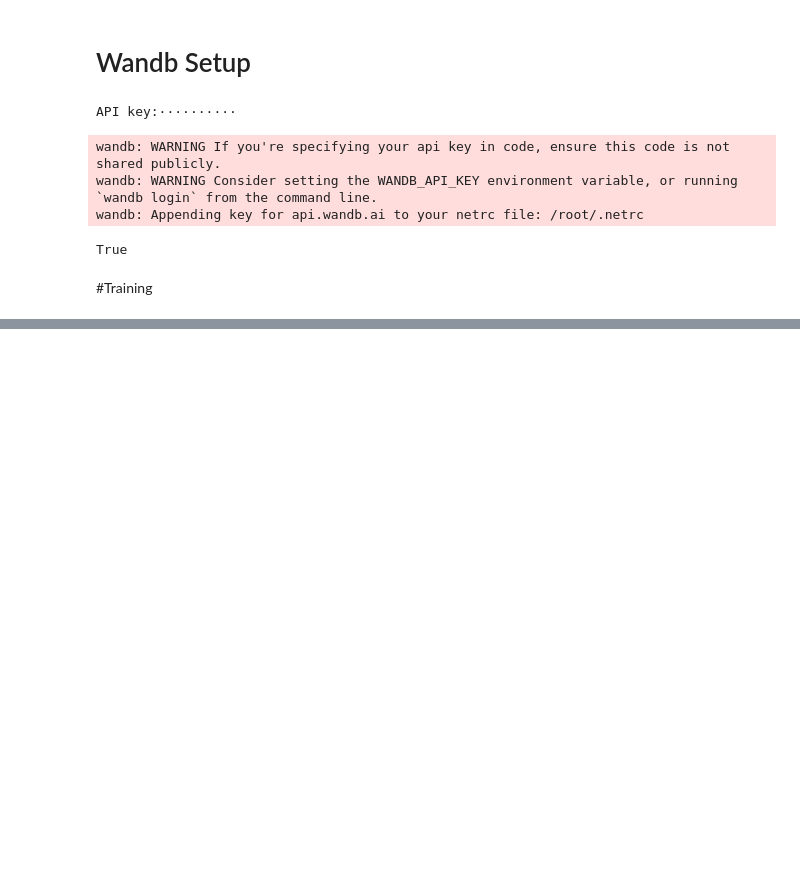
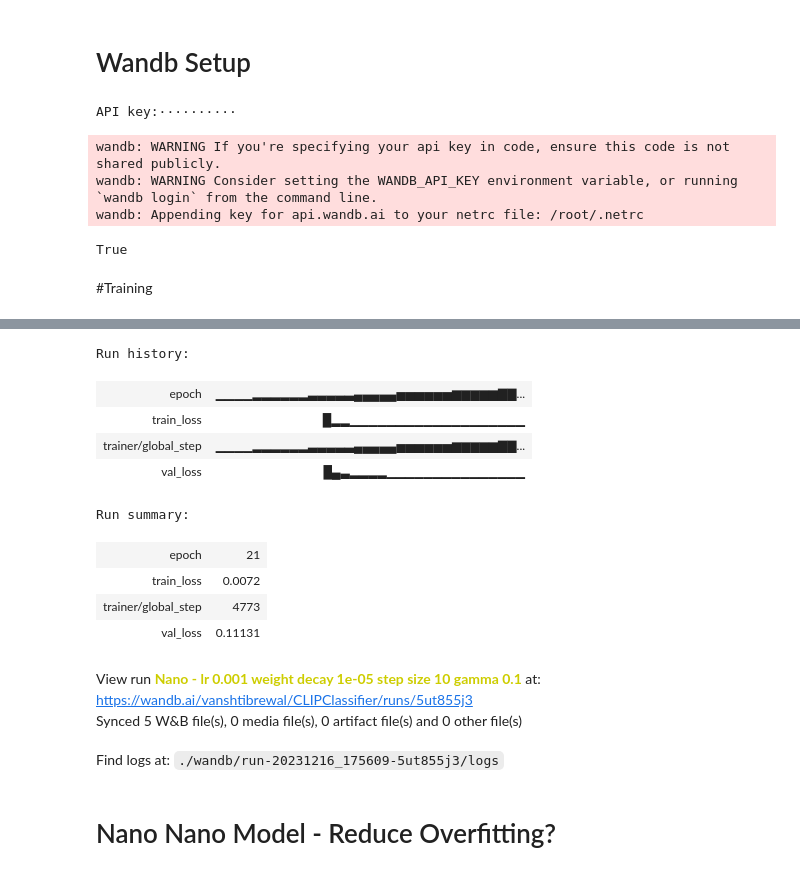
Before and after one commit to vanshtibrewal/CLIP-classifier, a Jupyter notebook: Vision_Lab_Task.ipynb, the cells around one changed output, grey strips where cells are left out. Drawn from its saved outputs; the diff is of its cells as text; code cells hidden in the pictures; blank space fills up the shorter version.

```diff
--- a/Vision_Lab_Task.ipynb
+++ b/Vision_Lab_Task.ipynb
@@ -189,0 +286,18 @@ INFO:pytorch_lightning.callbacks.model_summary:
+# %%
+wandb.finish()
+# %% [output]
+Run history:
+| epoch | ▁▁▁▁▂▂▂▂▂▂▃▃▃▃▃▄▄▄▄▄▅▅▅▅▅▅▆▆▆▆▆▇▇... |
+| train_loss | █▂▂▁▁▁▁▁▁▁▁▁▁▁▁▁▁▁▁▁▁▁ |
+| trainer/global_step | ▁▁▁▁▂▂▂▂▂▂▃▃▃▃▃▄▄▄▄▄▅▅▅▅▅▅▆▆▆▆▆▇▇... |
+| val_loss | █▄▃▂▂▂▂▁▁▁▁▁▁▁▁▁▁▁▁▁▁▁ |
+Run summary:
+| epoch | 21 |
+| train_loss | 0.0072 |
+| trainer/global_step | 4773 |
+| val_loss | 0.11131 |
+View run Nano - lr 0.001 weight decay 1e-05 step size 10 gamma 0.1 at: https://wandb.ai/vanshtibrewal/CLIPClassifier/runs/5ut855j3
+Synced 5 W&B file(s), 0 media file(s), 0 artifact file(s) and 0 other file(s)
+Find logs at: ./wandb/run-20231216_175609-5ut855j3/logs
+# %% [markdown]
+# Nano Nano Model - Reduce Overfitting?
```
Also changed, not shown: parts of 14 cells of this notebook.
